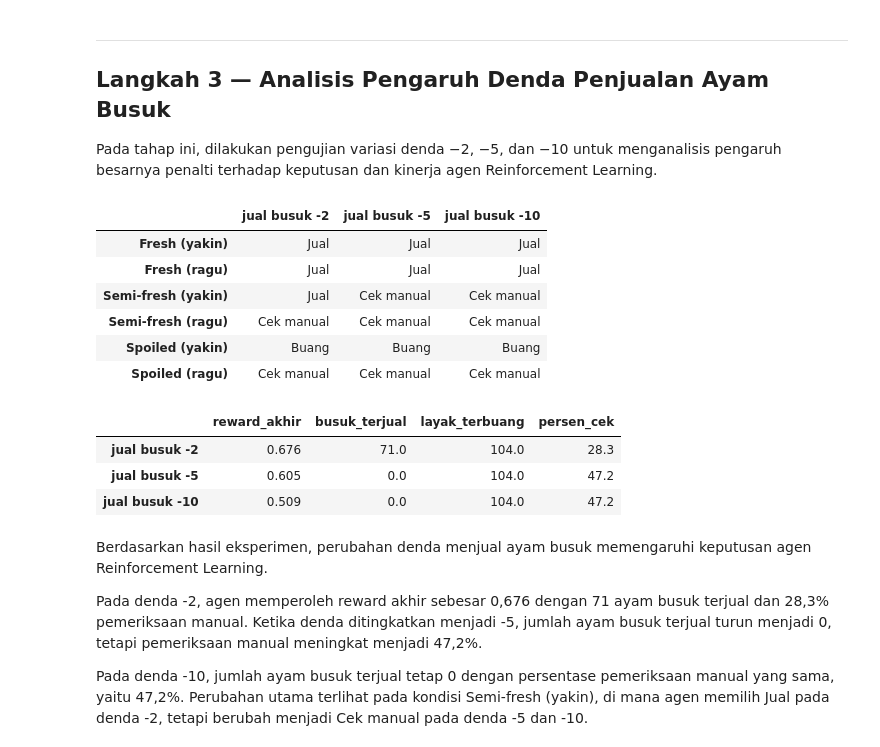
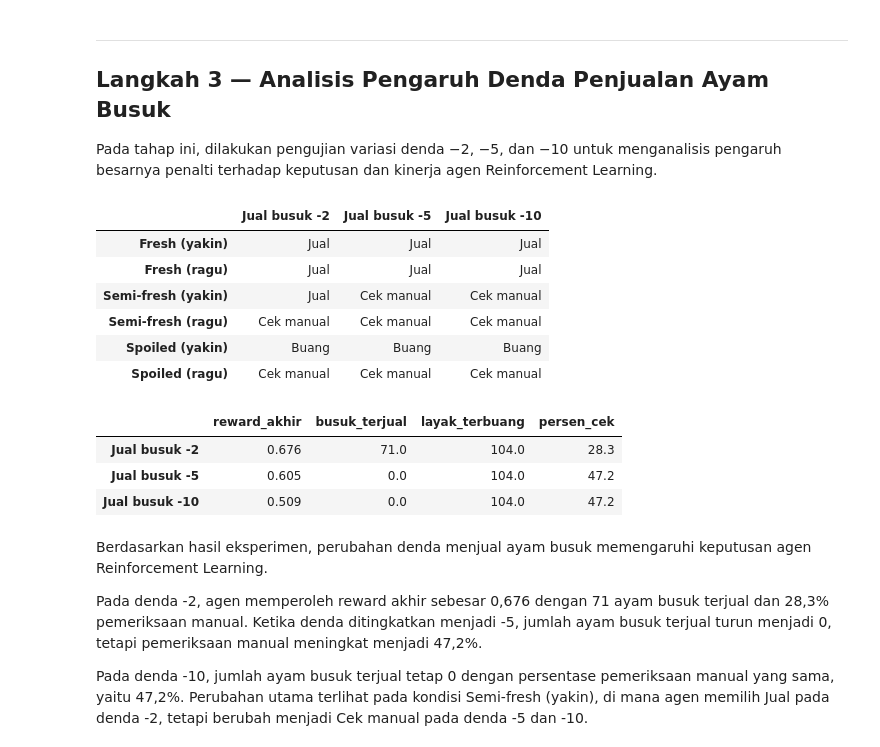
Before and after one commit to MuhammadErlanggaKurniawan/ets-ml2-kelompok, a Jupyter notebook: notebooks/eksperimen_rijal_rl.ipynb, the cells around one changed output. Drawn from its saved outputs; the diff is of its cells as text; code cells hidden in the pictures.

```diff
--- a/notebooks/eksperimen_rijal_rl.ipynb
+++ b/notebooks/eksperimen_rijal_rl.ipynb
@@ -269,15 +369,17 @@ Pada tahap ini, dilakukan pengujian variasi denda −2, −5, dan −10 untuk me
 # %%
 DENDA = [-2, -5, -10]
 
 hasil_denda = {
-    f"jual busuk {d}": jalankan_agen(jual_busuk=d)
-    for d in DENDA
+    f"Jual busuk {denda}": jalankan_agen(
+        jual_busuk=denda
+    )
+    for denda in DENDA
 }
 
 display(tabel_aturan(hasil_denda))
 display(tabel_dampak(hasil_denda))
 # %% [output]
-|  | jual busuk -2 | jual busuk -5 | jual busuk -10 |
+|  | Jual busuk -2 | Jual busuk -5 | Jual busuk -10 |
 | Fresh (yakin) | Jual | Jual | Jual |
 | Fresh (ragu) | Jual | Jual | Jual |
 | Semi-fresh (yakin) | Jual | Cek manual | Cek manual |
@@ -285,9 +387,9 @@ display(tabel_dampak(hasil_denda))
 | Spoiled (yakin) | Buang | Buang | Buang |
 | Spoiled (ragu) | Cek manual | Cek manual | Cek manual |
 |  | reward_akhir | busuk_terjual | layak_terbuang | persen_cek |
-| jual busuk -2 | 0.676 | 71.0 | 104.0 | 28.3 |
-| jual busuk -5 | 0.605 | 0.0 | 104.0 | 47.2 |
-| jual busuk -10 | 0.509 | 0.0 | 104.0 | 47.2 |
+| Jual busuk -2 | 0.676 | 71.0 | 104.0 | 28.3 |
+| Jual busuk -5 | 0.605 | 0.0 | 104.0 | 47.2 |
+| Jual busuk -10 | 0.509 | 0.0 | 104.0 | 47.2 |
 # %% [markdown]
 Berdasarkan hasil eksperimen, perubahan denda menjual ayam busuk memengaruhi keputusan agen Reinforcement Learning.
 
```
Also changed, not shown: parts of 4 cells of this notebook.
